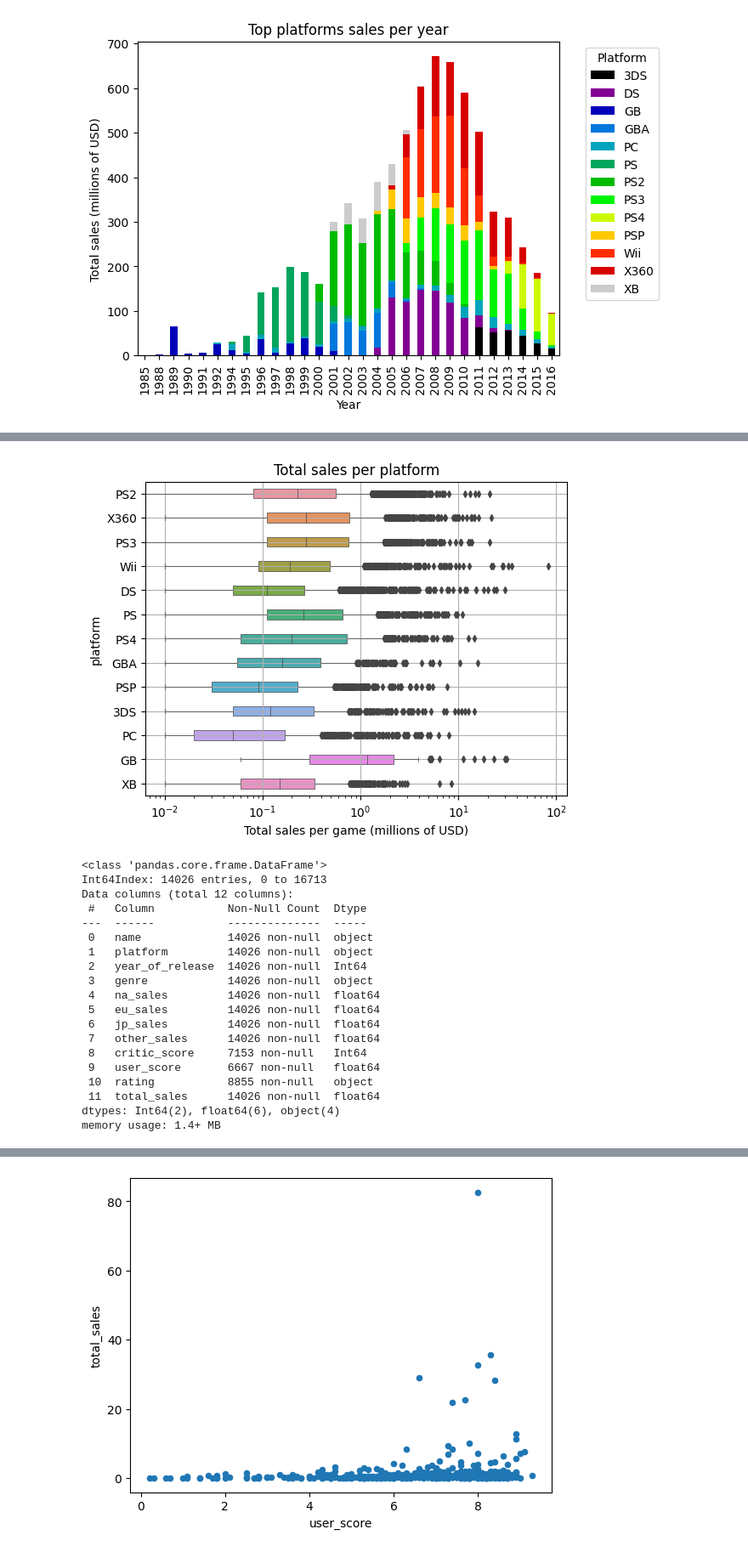
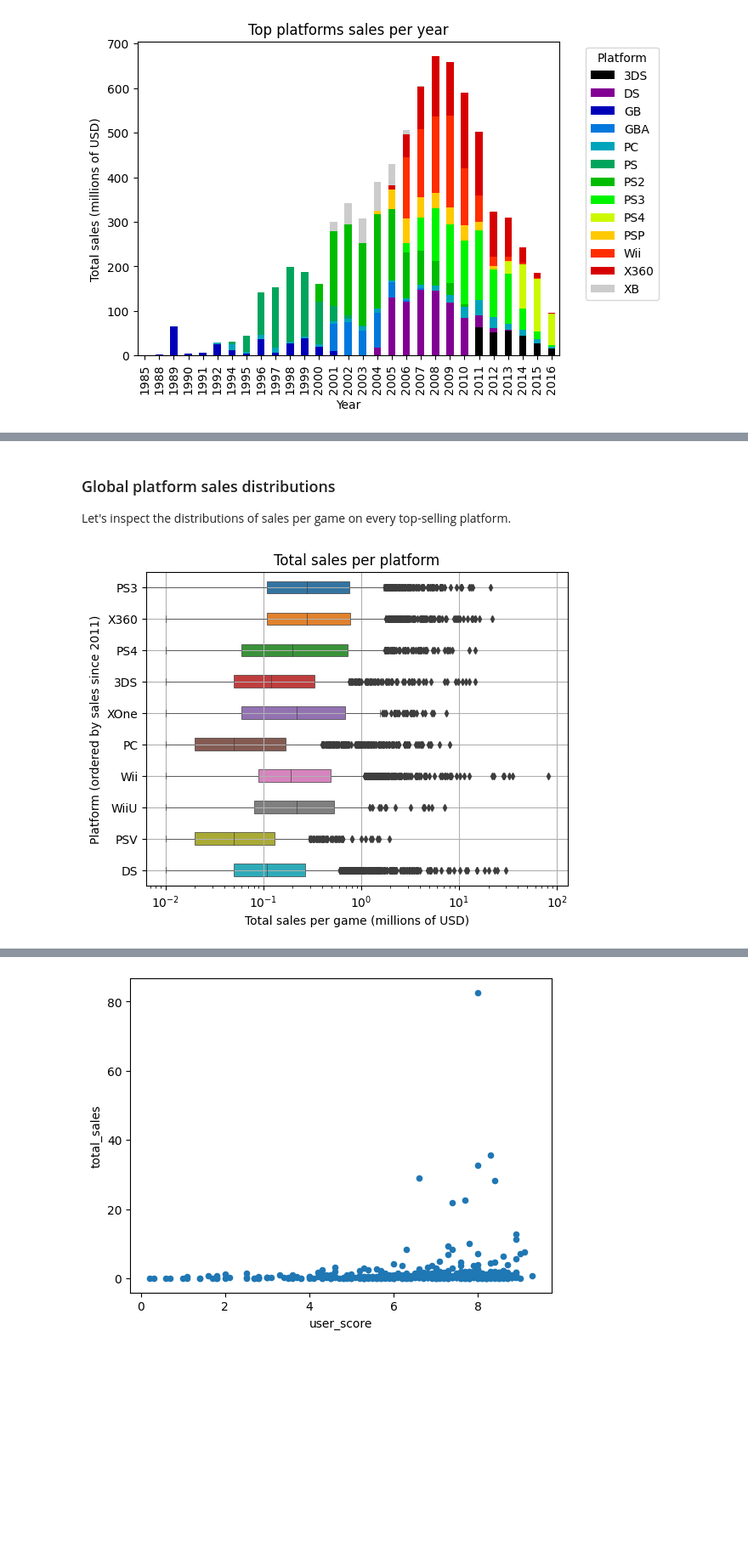
Before and after one commit to PabloHermun/videogames_succes, a Jupyter notebook: notebook.ipynb, the cells around one changed output, grey strips where cells are left out. Shown: that part at 85% size. Drawn from its saved outputs; the diff is of its cells as text; code cells hidden in the pictures; blank space fills up the shorter version.

```diff
--- a/notebook.ipynb
+++ b/notebook.ipynb
@@ -569,0 +582,8 @@ These top-selling Platforms tend to have **considerable sales for a period of ab
+# %%
+# Print the top sellers since 2011
+top_sales_recent = (games.query('year_of_release >= 2011')
+                .groupby('platform')['total_sales']
+                .sum().sort_values(ascending=False))
+top_sales_recent = top_sales_recent.head(10) # Define the number of platforms to consider
+
+top_sales_recent
@@ -570,38 +667,20 @@ These top-selling Platforms tend to have **considerable sales for a period of ab
+# %% [markdown]
+### Global platform sales distributions
+Let's inspect the distributions of sales per game on every top-selling platform.
 # %%
 import seaborn as sns
 
-#Plot a boxplot for all top platforms in order
-order = list(top_sales.keys())
+#Plot a boxplot for all top-selling platforms in order
+order = list(top_sales_recent.keys())
 
 sns.boxplot(data=games.query("platform in @order"),
             x='total_sales', y='platform',
             width=0.4, linewidth=0.5, fliersize=4, order=order)
 plt.grid(True)
 plt.xscale('log')
 plt.title('Total sales per platform')
 plt.xlabel('Total sales per game (millions of USD)')
+plt.ylabel('Platform (ordered by sales since 2011)')
 plt.show()
-
-
-games.query("platform in @top_sales.keys()").info()
 # %% [output]
-[figure, old version]
+[figure, new version]
-<class 'pandas.core.frame.DataFrame'>
-Int64Index: 14026 entries, 0 to 16713
-Data columns (total 12 columns):
- #   Column           Non-Null Count  Dtype
----  ------           --------------  -----
- 0   name             14026 non-null  object
- 1   platform         14026 non-null  object
- 2   year_of_release  14026 non-null  Int64
- 3   genre            14026 non-null  object
- 4   na_sales         14026 non-null  float64
- 5   eu_sales         14026 non-null  float64
- 6   jp_sales         14026 non-null  float64
- 7   other_sales      14026 non-null  float64
- 8   critic_score     7153 non-null   Int64
- 9   user_score       6667 non-null   float64
- 10  rating           8855 non-null   object
- 11  total_sales      14026 non-null  float64
-dtypes: Int64(2), float64(6), object(4)
-memory usage: 1.4+ MB
```
Also changed, not shown: parts of 23 cells of this notebook.
